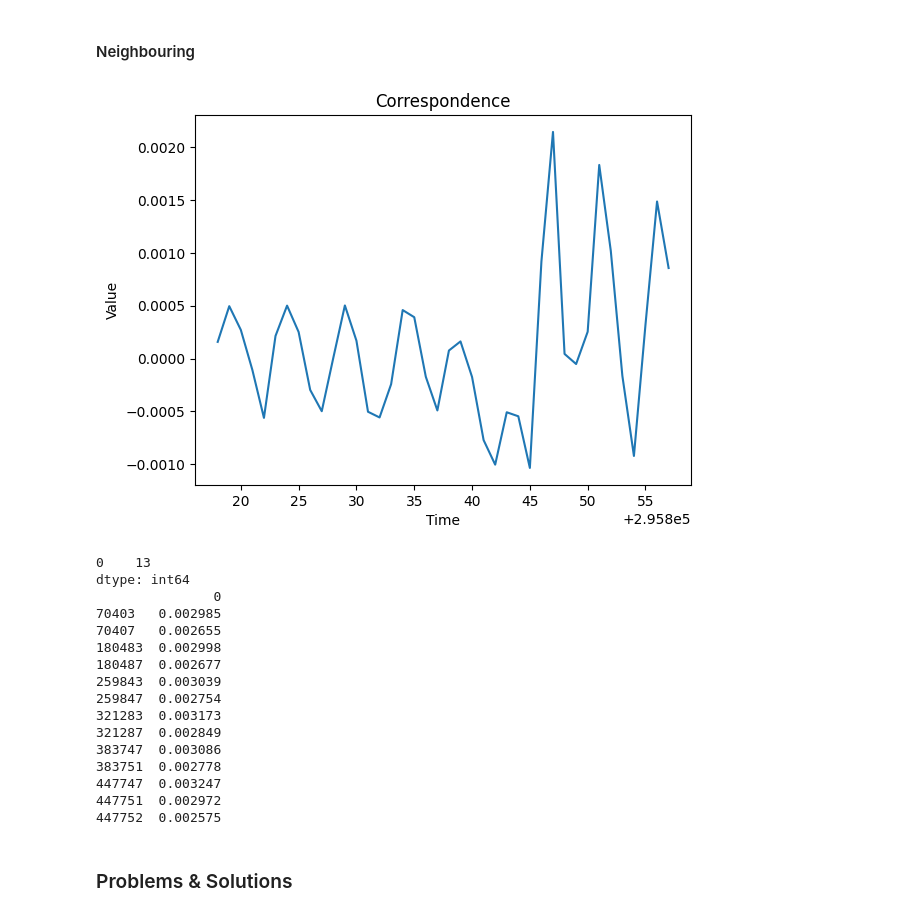
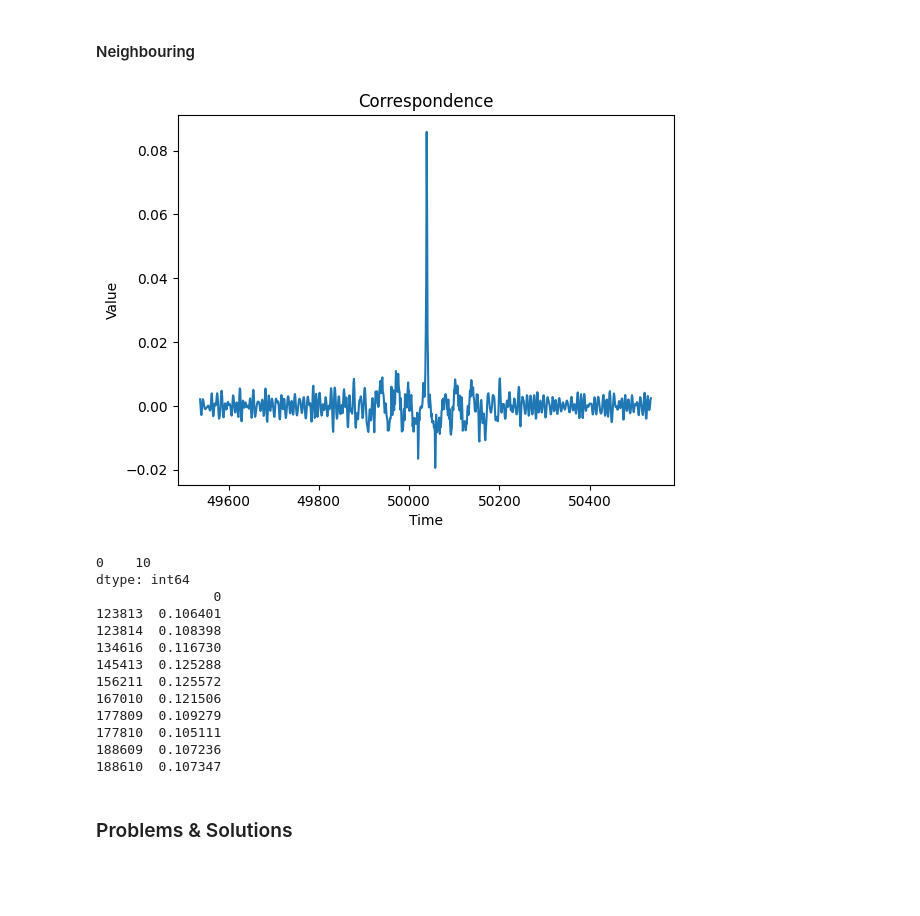
Before and after one commit to Mysterious-Mus/AcousticNFC, a Jupyter notebook: notes.ipynb, the cells around one changed output. Drawn from its saved outputs; the diff is of its cells as text; code cells hidden in the pictures; blank space fills up the shorter version.

```diff
--- a/notes.ipynb
+++ b/notes.ipynb
@@ -242,24 +242,24 @@ plt.show()
 # %%
 import pandas as pd
 import matplotlib.pyplot as plt
 
 # Load the data from the CSV file
 data = pd.read_csv('correlations.csv', header=None)
 
 # Plot the data
-mid = 295838
-range = 20
+mid = 50037
+range = 500
 plt.plot(data[mid-range:mid+range])
 
 # Add labels and title
 plt.xlabel('Time')
 plt.ylabel('Value')
 plt.title('Correspondence')
 
 # Show the plot
 plt.show()
 # %% [output]
-[figure, old version]
+[figure, new version]
 # %%
 # see how many is above 5
 import pandas as pd
@@ -268,28 +268,25 @@ import matplotlib.pyplot as plt
 # Load the data from the CSV file
 data = pd.read_csv('correlations.csv', header=None)
 
-threshold = 0.0025
+threshold = 0.1
 
 print(data[data > threshold].count())
 # print the >10 values
 print(data[data[0] > threshold])
 # %% [output]
-0    13
+0    10
 dtype: int64
                0
-70403   0.002985
-70407   0.002655
-180483  0.002998
-180487  0.002677
-259843  0.003039
-259847  0.002754
-321283  0.003173
-321287  0.002849
-383747  0.003086
-383751  0.002778
-447747  0.003247
-447751  0.002972
-447752  0.002575
+123813  0.106401
+123814  0.108398
+134616  0.116730
+145413  0.125288
+156211  0.125572
+167010  0.121506
+177809  0.109279
+177810  0.105111
+188609  0.107236
+188610  0.107347
 # %% [markdown]
 ### Problems & Solutions
 # %% [markdown]
```
Also changed, not shown: parts of 11 cells of this notebook.
